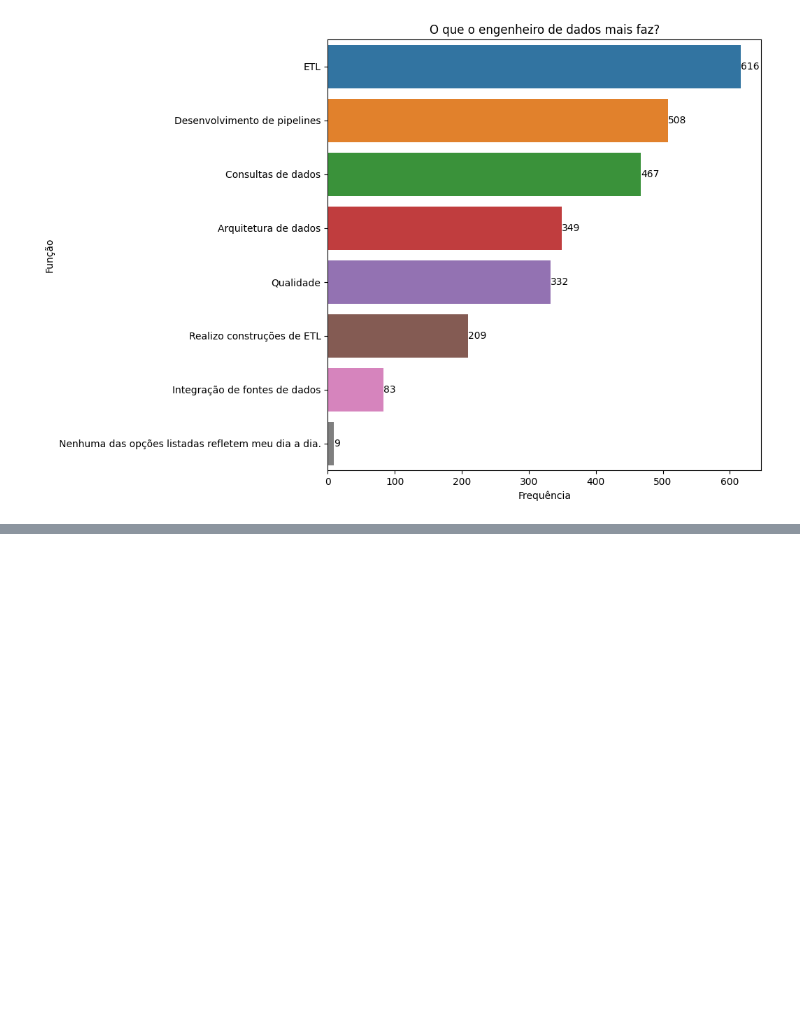
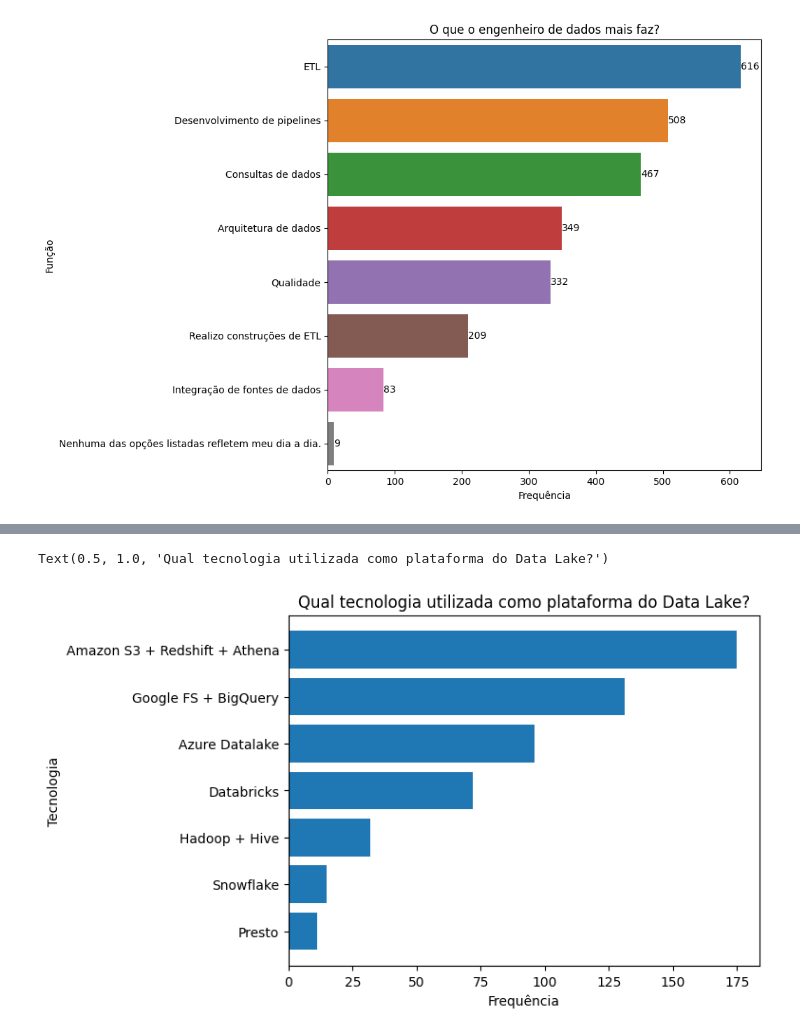
Before and after one commit to dallaqua/Trabalho_Santander_Coders_TPI, a Jupyter notebook: analise_mercado_dados_2022.ipynb, the cells around one changed output, grey strips where cells are left out. Cells and saved outputs as stored; diff of their text form; code cells hidden in the pictures; blank space fills up the shorter version.

```diff
--- a/analise_mercado_dados_2022.ipynb
+++ b/analise_mercado_dados_2022.ipynb
@@ -301,0 +355,11 @@ ax.bar_label(ax.containers[0])
+# %%
+coluna_P6_d = "('P6_d ', 'Qual tecnologia utilizada como plataforma do Data Lake?')"
+df_P6_d_respostas = df_parte_6.groupby(coluna_P6_d)[coluna_P6_d].count().sort_values()
+
+plt.barh(df_P6_d_respostas.index, df_P6_d_respostas.values)
+plt.xlabel('Frequência')
+plt.ylabel('Tecnologia')
+plt.title('Qual tecnologia utilizada como plataforma do Data Lake?')
+# %% [output]
+Text(0.5, 1.0, 'Qual tecnologia utilizada como plataforma do Data Lake?')
+[figure, added]
```
Also changed, not shown: parts of 4 cells of this notebook.
